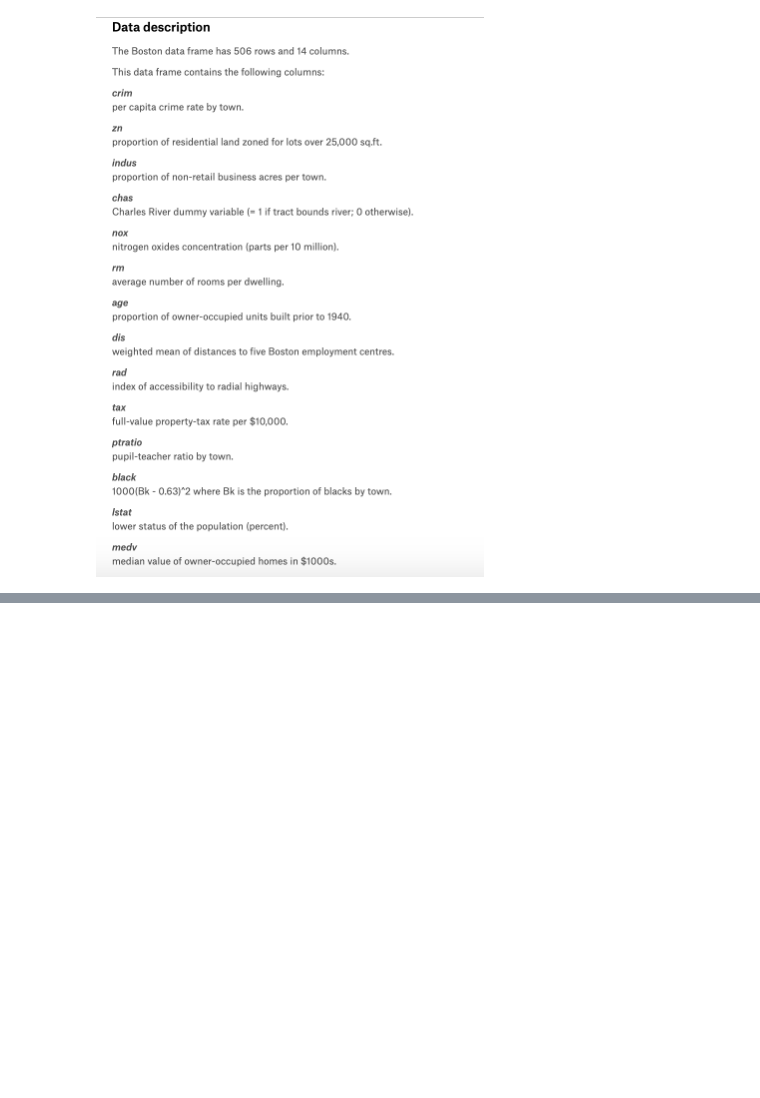
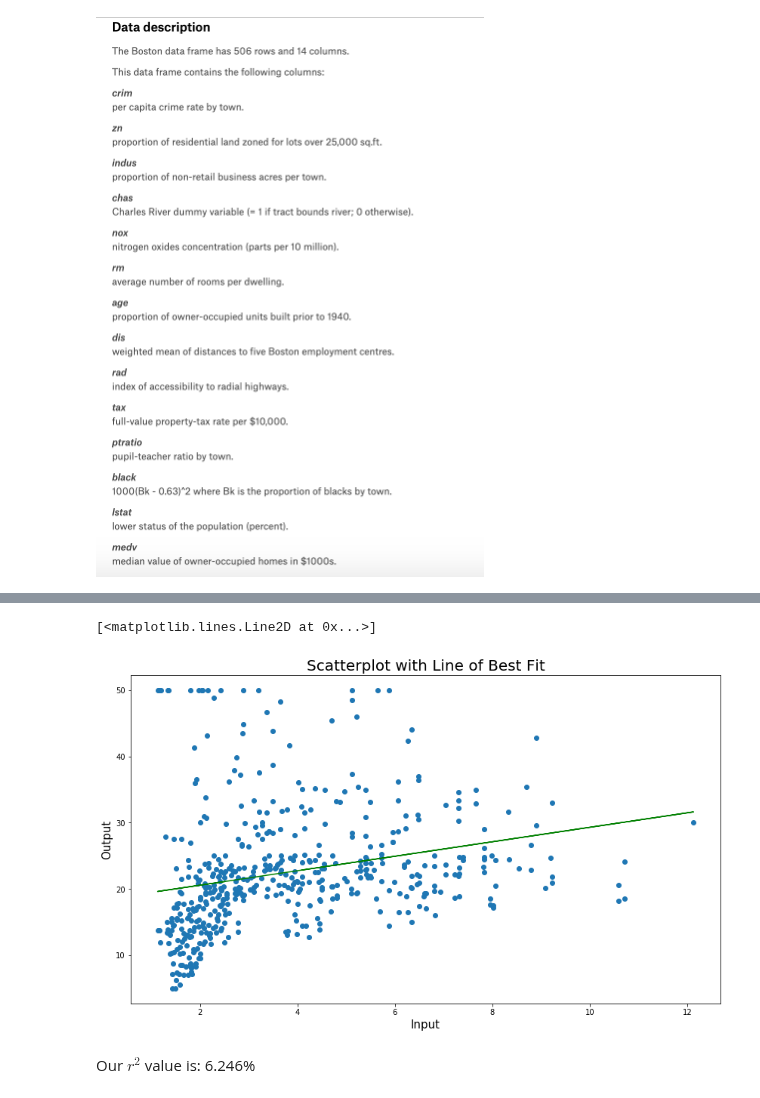
Before and after one commit to TheChanRProject/M297, a Jupyter notebook: hands-on/notebooks/Boston Housing Prediction Activity.ipynb, the cells around one changed output, grey strips where cells are left out. Saved outputs shown, nothing was run; the diff lists cells and outputs as text; code cells hidden in the pictures; blank space fills up the shorter version.

```diff
--- a/hands-on/notebooks/Boston Housing Prediction Activity.ipynb
+++ b/hands-on/notebooks/Boston Housing Prediction Activity.ipynb
@@ -31,0 +36,42 @@ display(Image("../images/boston_dataset_description.png", width="1200", height="
+# %%
+def prediction(input):
+    Y = np.array(boston_df['MEDV'])
+    X = np.array(boston_df[input])
+
+    denominator = X.dot(X) - X.mean() * X.sum()
+    beta_1 = (X.dot(Y) - Y.mean()*X.sum()) / denominator
+    beta_0 = (Y.mean() * X.dot(X) - X.mean() * X.dot(Y)) / denominator
+
+    # our regression model
+
+    y_hat = beta_1 * X + beta_0
+    return y_hat
+
+
+
+# Plotting the line of best fit
+
+plt.figure(figsize=(14,8))
+plt.title("Scatterplot with Line of Best Fit", size="20")
+plt.xlabel("Input", size="15")
+plt.ylabel("Output", size="15")
+plt.scatter(X,Y)
+plt.plot(X, prediction('DIS'), 'g')
+# %% [output]
+[<matplotlib.lines.Line2D at 0x...>]
+[figure, added]
+# %%
+# Getting our r-square value
+
+difference_one = Y - y_hat
+difference_two = Y - Y.mean()
+
+r_square = 1 - difference_one.dot(difference_one) / difference_two.dot(difference_two)
+
+
+
+from IPython.display import Markdown, display
+
+display(Markdown(f"Our $ r^2 $ value is: {round(r_square*100,3)}%"))
+# %% [output]
+Our $ r^2 $ value is: 6.246%
```
Also changed, not shown: parts of 1 cell of this notebook.
